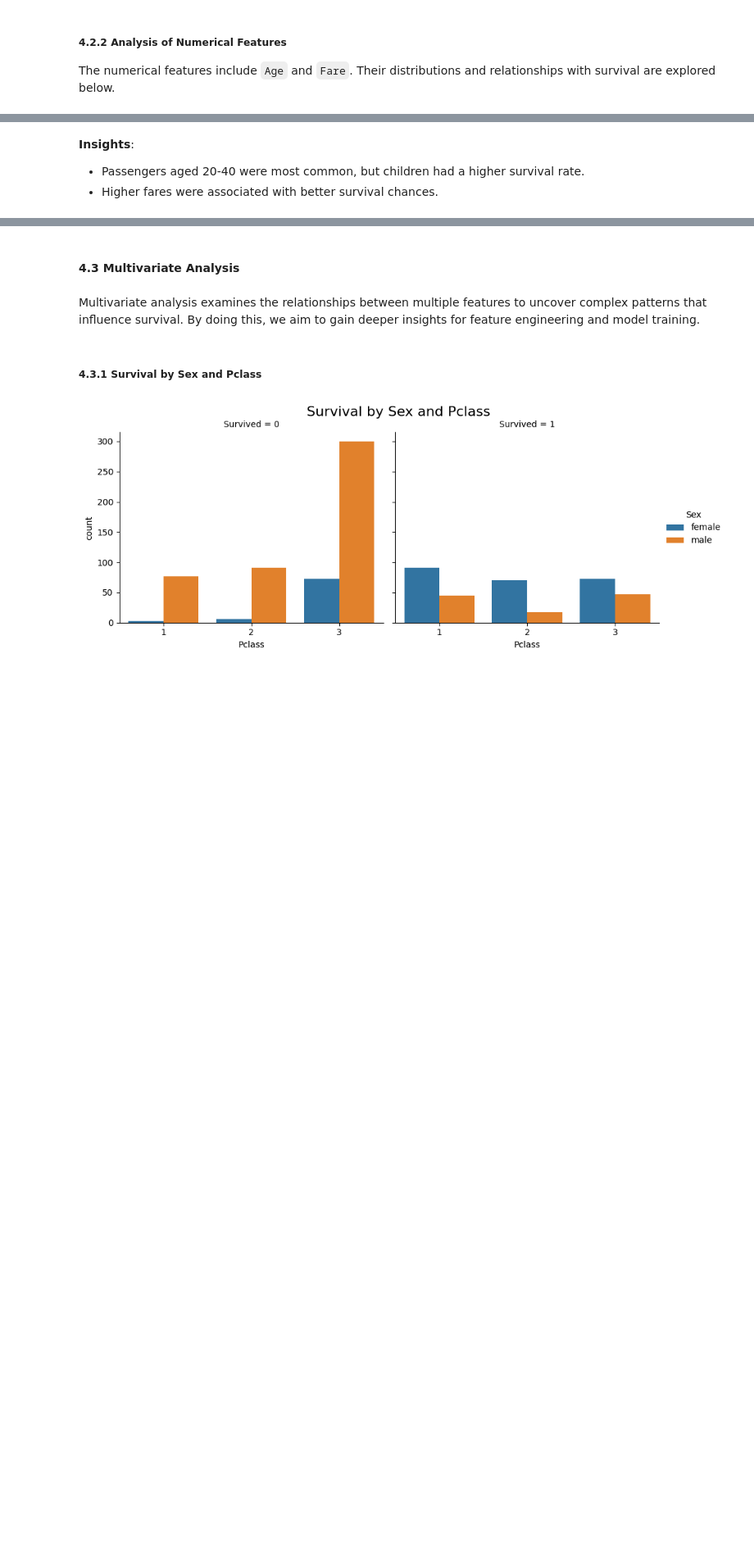
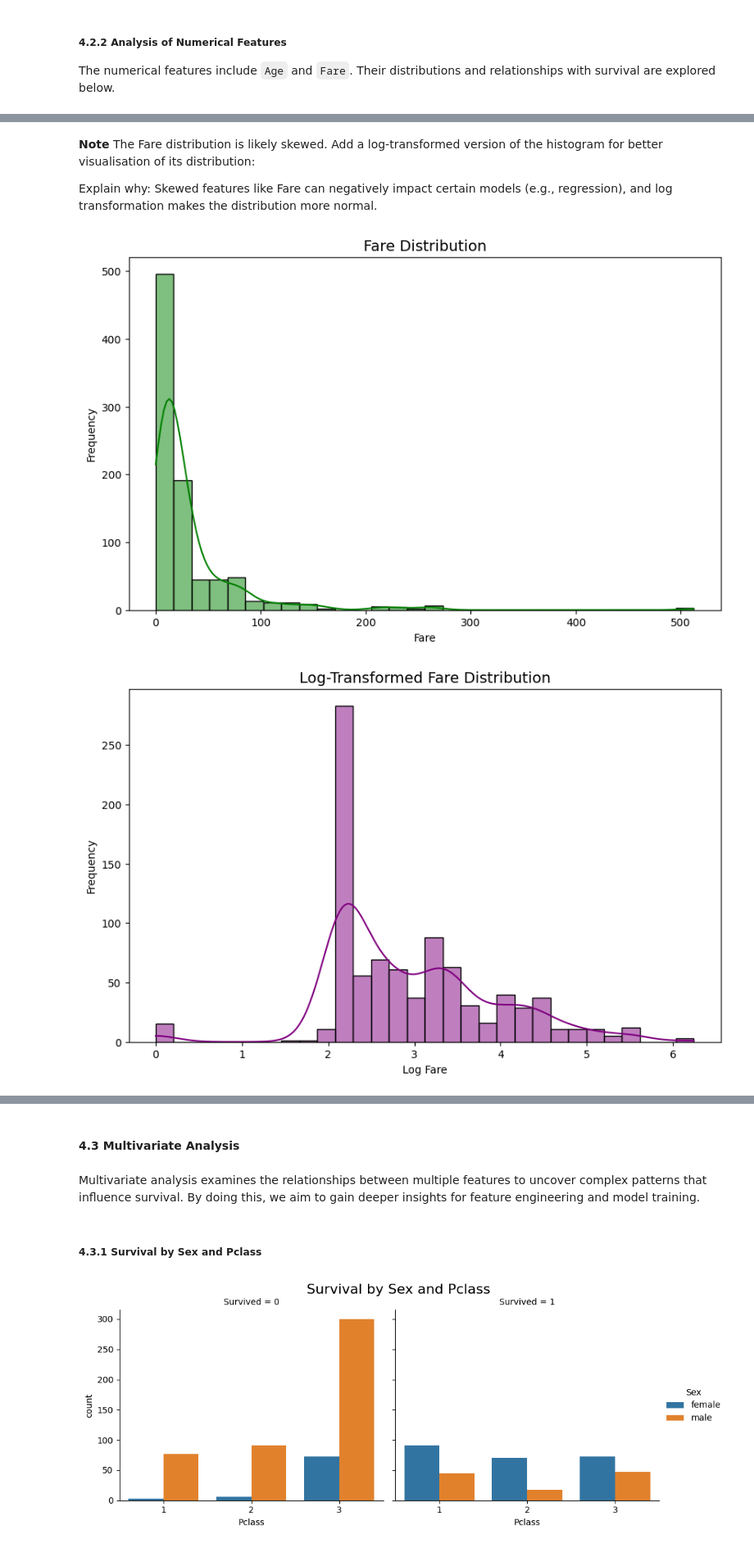
Before and after one commit to RJay02/Artificial-Intelligence, a Jupyter notebook: S2 Machine Learning AI Scientific/Machine Learning Algorithms.ipynb, the cells around one changed output, grey strips where cells are left out. Shown at 82% size. Cells and saved outputs as stored; diff of their text form; code cells hidden in the pictures; blank space fills up the shorter version.

```diff
--- a/S2 Machine Learning AI Scientific/Machine Learning Algorithms.ipynb
+++ b/S2 Machine Learning AI Scientific/Machine Learning Algorithms.ipynb
@@ -398,4 +426,32 @@ plt.show()
-# %% [markdown]
-**Insights**:
-- Passengers aged 20-40 were most common, but children had a higher survival rate.
-- Higher fares were associated with better survival chances.
+# %% [markdown]
+**Note** The Fare distribution is likely skewed. Add a log-transformed version of the histogram for better visualisation of its distribution:
+
+Explain why: Skewed features like Fare can negatively impact certain models (e.g., regression), and log transformation makes the distribution more normal.
+# %%
+# Distribution of Fare
+plt.figure(figsize=(10, 6))
+sns.histplot(train_data["Fare"], bins=30, kde=True, color="green")
+plt.title("Fare Distribution", fontsize=14)
+plt.xlabel("Fare")
+plt.ylabel("Frequency")
+plt.show()
+
+# Log-transformed Fare Distribution
+plt.figure(figsize=(10, 6))
+sns.histplot(np.log1p(train_data["Fare"]), bins=30, kde=True, color="purple")
+plt.title("Log-Transformed Fare Distribution", fontsize=14)
+plt.xlabel("Log Fare")
+plt.ylabel("Frequency")
+plt.show()
+
+# Box plot of Fare vs Survival
+plt.figure(figsize=(8, 6))
+sns.boxplot(x="Survived", y="Fare", data=train_data, hue="Survived", palette={0: "orange", 1: "green"})
+plt.title("Fare vs Survival", fontsize=14)
+plt.xlabel("Survived")
+plt.ylabel("Fare")
+plt.legend(title="Survived", loc="upper right")
+plt.show()
+# %% [output]
+[figure, added]
+[figure, added]
```
Also changed, not shown: parts of 29 cells of this notebook.
